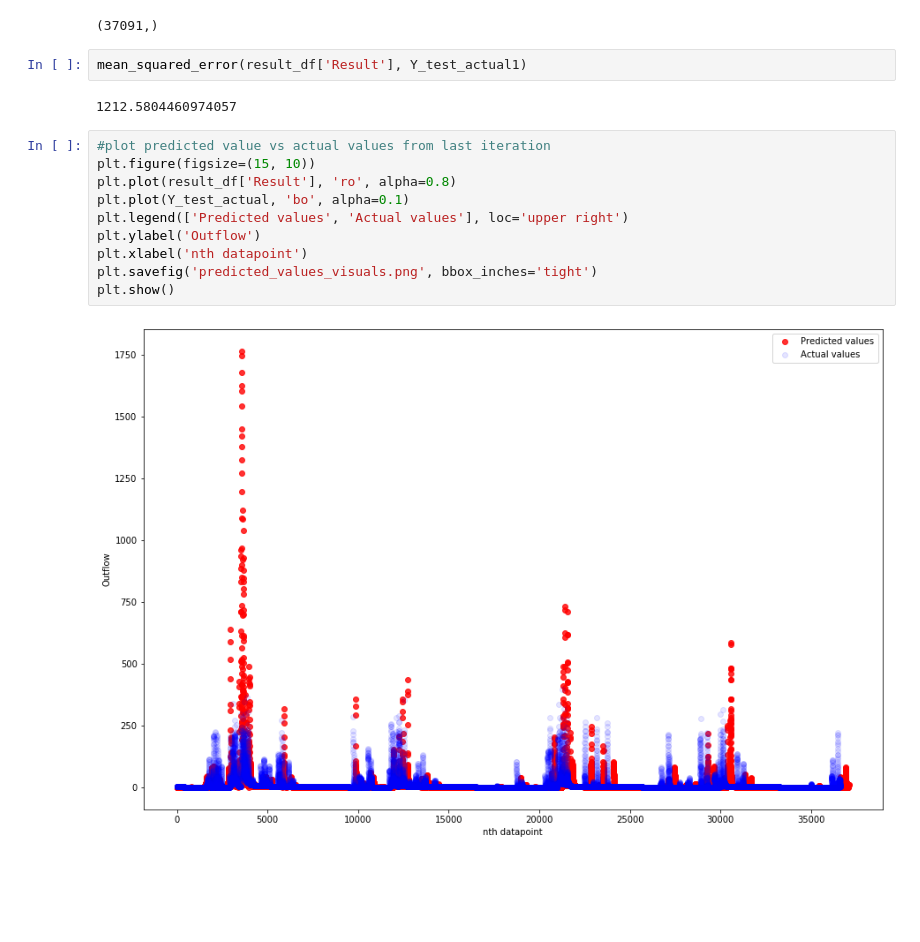
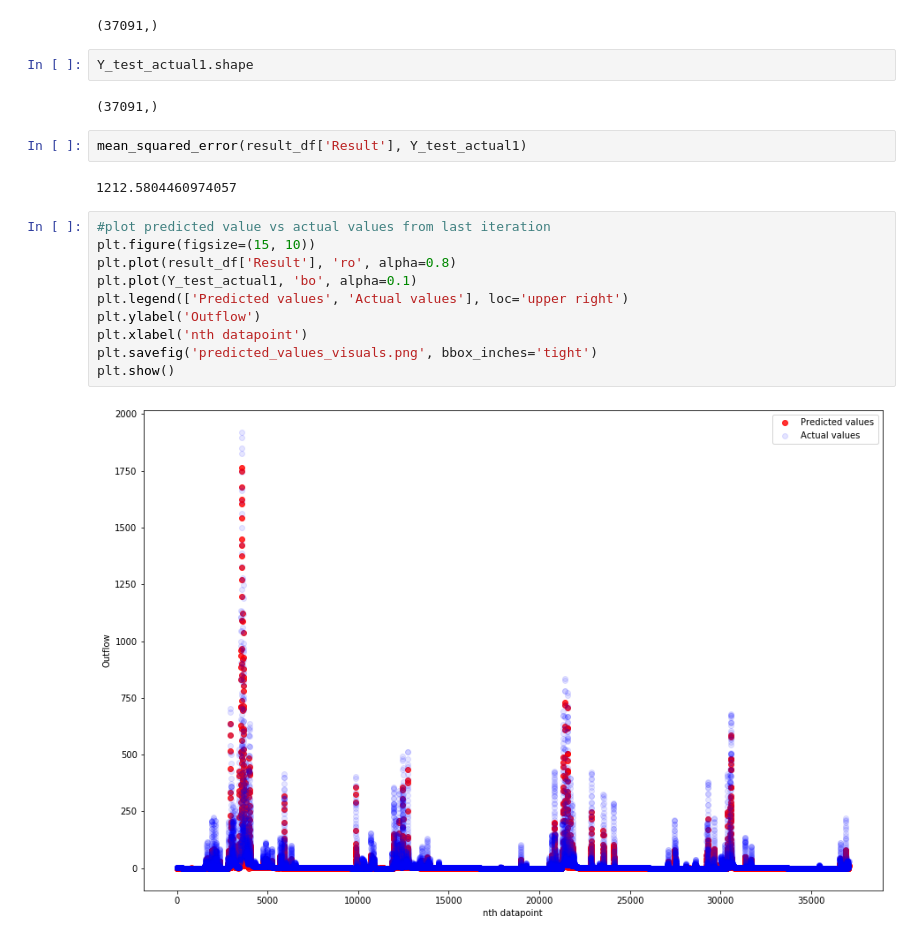
Before and after one commit to bidurbhurtel/Prediction_of_waterflow, a Jupyter notebook: for_paper/three_network-extreme-nonextreme.ipynb, the cells around one changed output. Cells and saved outputs as stored; diff of their text form; blank space fills up the shorter version.

```diff
--- a/for_paper/three_network-extreme-nonextreme.ipynb
+++ b/for_paper/three_network-extreme-nonextreme.ipynb
@@ -573,6 +573,10 @@ result_df
 Y_Test1.shape
 # %% [output]
 (37091,)
+# %%
+Y_test_actual1.shape
+# %% [output]
+(37091,)
 # %%
 mean_squared_error(result_df['Result'], Y_test_actual1)
 # %% [output]
@@ -580,12 +584,12 @@ mean_squared_error(result_df['Result'], Y_test_actual1)
 # %%
 #plot predicted value vs actual values from last iteration
 plt.figure(figsize=(15, 10))
 plt.plot(result_df['Result'], 'ro', alpha=0.8)
-plt.plot(Y_test_actual, 'bo', alpha=0.1)
+plt.plot(Y_test_actual1, 'bo', alpha=0.1)
 plt.legend(['Predicted values', 'Actual values'], loc='upper right')
 plt.ylabel('Outflow')
 plt.xlabel('nth datapoint')
 plt.savefig('predicted_values_visuals.png', bbox_inches='tight')
 plt.show()
 # %% [output]
-[figure, old version]
+[figure, new version]
```
Also changed, not shown: 1 other file.
